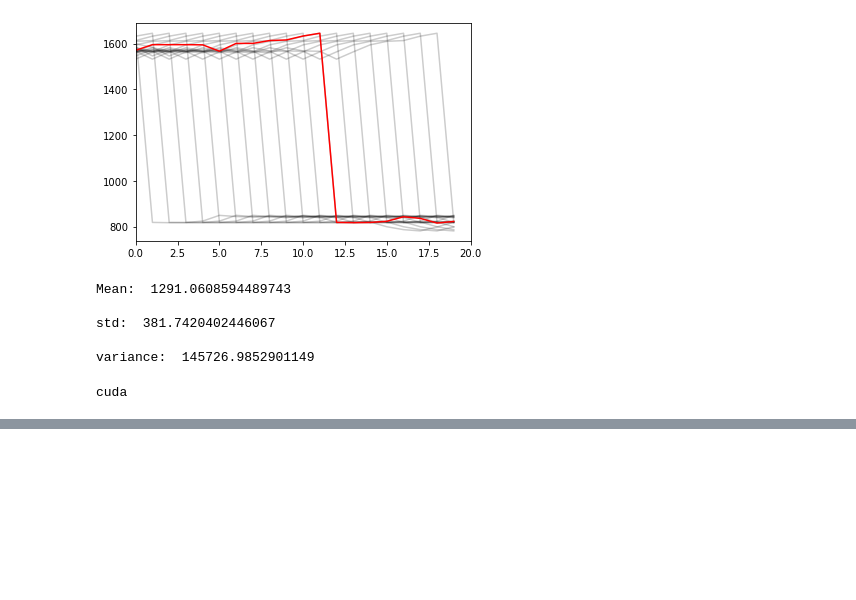
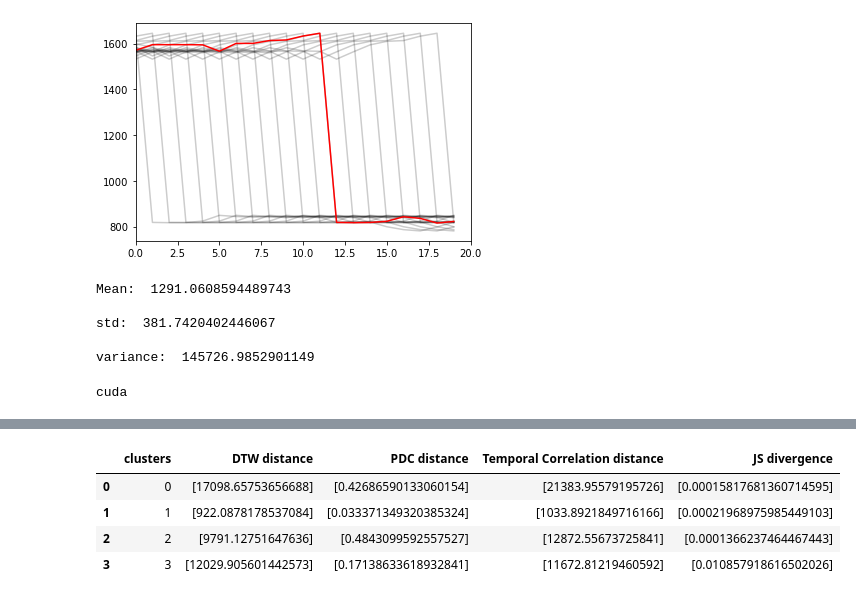
Before and after one commit to n-akram/TimeSeriesSafeML, a Jupyter notebook: Experiments/Implementation_in_Python/TimeseriesForecasting/StockPrice_clustering.ipynb, the cells around one changed output, grey strips where cells are left out. Saved outputs shown, nothing was run; the diff lists cells and outputs as text; code cells hidden in the pictures; blank space fills up the shorter version.

```diff
--- a/Experiments/Implementation_in_Python/TimeseriesForecasting/StockPrice_clustering.ipynb
+++ b/Experiments/Implementation_in_Python/TimeseriesForecasting/StockPrice_clustering.ipynb
@@ -330,0 +459,50 @@ variance:  208.67424
+# %%
+def jsd(p, q, base=np.e):
+    '''
+        Implementation of pairwise `jsd` based on
+        https://en.wikipedia.org/wiki/Jensen%E2%80%93Shannon_divergence
+    '''
+    if len(p)>len(q):
+        p = np.random.choice(p,len(q)) # random.choice make same length to p/q
+    elif len(q)>len(p):
+        q = np.random.choice(q,len(p))
+    ## convert to np.array
+    p, q = np.asarray(p), np.asarray(q)
+    ## normalize p, q to probabilities
+    p, q = p/p.sum(), q/q.sum()
+    m = 1./2*(p + q)
+
+    return scipy.stats.entropy(p,m, base=base)/2. +  scipy.stats.entropy(q, m, base=base)/2
+# %%
+JSD = []
+clusters = []
+
+for i in range(num_clusters):
+
+    cluster = dba_km.cluster_centers_[i]
+
+    X1, X2 = cluster, y_test_pred
+
+    jsd_res = jsd(X1, X2)
+
+    JSD.append(jsd_res)
+    clusters.append(f'{i}')
+
+
+
+finalResult = { "clusters" : clusters,
+        "JS divergence" : JSD
+
+}
+
+df6 = pd.DataFrame(finalResult)
+# %%
+#Test data 0-20 points
+result = pd.concat([df1, df2['PDC distance'], df3['Temporal Correlation distance'], df6['JS divergence']], axis=1)
+result
+# %% [output]
+|  | clusters | DTW distance | PDC distance | Temporal Correlation distance | JS divergence |
+| 0 | 0 | [17098.65753656688] | [0.42686590133060154] | [21383.95579195726] | [0.00015817681360714595] |
+| 1 | 1 | [922.0878178537084] | [0.033371349320385324] | [1033.8921849716166] | [0.00021968975985449103] |
+| 2 | 2 | [9791.12751647636] | [0.4843099592557527] | [12872.55673725841] | [0.0001366237464467443] |
+| 3 | 3 | [12029.905601442573] | [0.17138633618932841] | [11672.81219460592] | [0.010857918616502026] |
```
Also changed, not shown: parts of 22 cells of this notebook, 5 other files.
